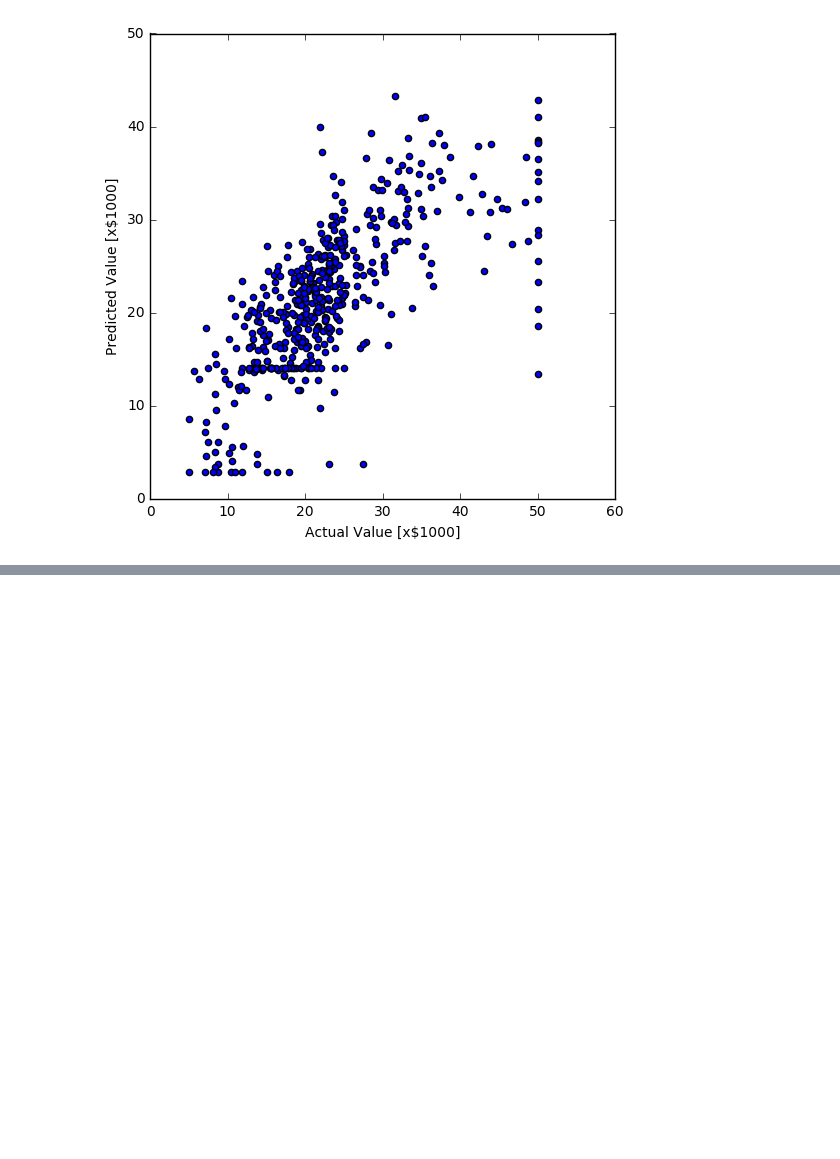
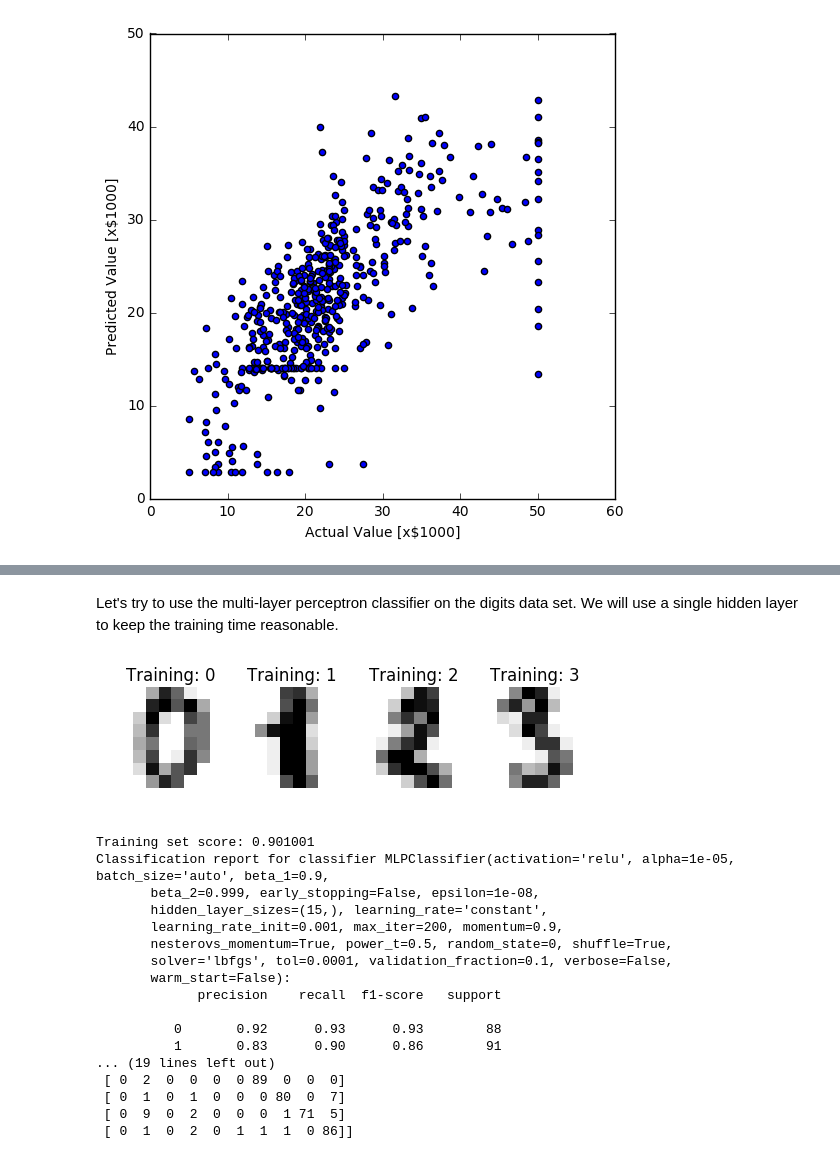
Before and after one commit to gtrichards/PHYS_T480, a Jupyter notebook: NeuralNetworks.ipynb, the cells around one changed output, grey strips where cells are left out. Saved outputs shown, nothing was run; the diff lists cells and outputs as text; code cells hidden in the pictures; blank space fills up the shorter version.

Commit message:
Added material from Vince Baker to NeutralNetworks notebook

```diff
--- a/NeuralNetworks.ipynb
+++ b/NeuralNetworks.ipynb
@@ -125,0 +128,57 @@ plt.show()
+# %% [markdown]
+Let's try to use the multi-layer perceptron classifier on the digits data set. We will use a single hidden layer to keep the training time reasonable.
+# %%
+%matplotlib inline
+import numpy as np
+from matplotlib import pyplot as plt
+from sklearn import datasets, cross_validation, neural_network, svm, metrics
+from sklearn.neural_network import MLPClassifier
+
+digits = datasets.load_digits()
+images_and_labels = list(zip(digits.images, digits.target))
+
+for index, (image, label) in enumerate(images_and_labels[:4]):
+    plt.subplot(2, 4, index + 1)
+    plt.axis('off')
+    plt.imshow(image, cmap=plt.cm.gray_r, interpolation='nearest')
+    plt.title('Training: %i' % label)
+plt.show()
+
+# To apply a classifier on this data, we need to flatten the image, to
+# turn the data in a (samples, feature) matrix:
+n_samples = len(digits.images)
+data = digits.images.reshape((n_samples, -1))
+
+# Create a classifier: a support vector classifier
+classifier = MLPClassifier(solver='lbfgs', alpha=1e-5, random_state=0, hidden_layer_sizes=(15,) )
+
+# We learn the digits on the first half of the digits
+classifier.fit(data[:n_samples / 2], digits.target[:n_samples / 2])
+print("Training set score: %f" % classifier.score(data[n_samples / 2:], digits.target[n_samples / 2:]))
+
+# Now predict the value of the digit on the second half:
+expected = digits.target[n_samples / 2:]
+predicted = classifier.predict(data[n_samples / 2:])
+
+print("Classification report for classifier %s:\n%s\n"
+      % (classifier, metrics.classification_report(expected, predicted)))
+print("Confusion matrix:\n%s" % metrics.confusion_matrix(expected, predicted))
+# %% [output]
+[figure, added]
+Training set score: 0.901001
+Classification report for classifier MLPClassifier(activation='relu', alpha=1e-05, batch_size='auto', beta_1=0.9,
+       beta_2=0.999, early_stopping=False, epsilon=1e-08,
+       hidden_layer_sizes=(15,), learning_rate='constant',
+       learning_rate_init=0.001, max_iter=200, momentum=0.9,
+       nesterovs_momentum=True, power_t=0.5, random_state=0, shuffle=True,
+       solver='lbfgs', tol=0.0001, validation_fraction=0.1, verbose=False,
+       warm_start=False):
+             precision    recall  f1-score   support
+
+          0       0.92      0.93      0.93        88
+          1       0.83      0.90      0.86        91
+... (19 lines left out)
+ [ 0  2  0  0  0  0 89  0  0  0]
+ [ 0  1  0  1  0  0  0 80  0  7]
+ [ 0  9  0  2  0  0  0  1 71  5]
+ [ 0  1  0  2  0  1  1  1  0 86]]
```
Also changed, not shown: parts of 11 cells of this notebook.
